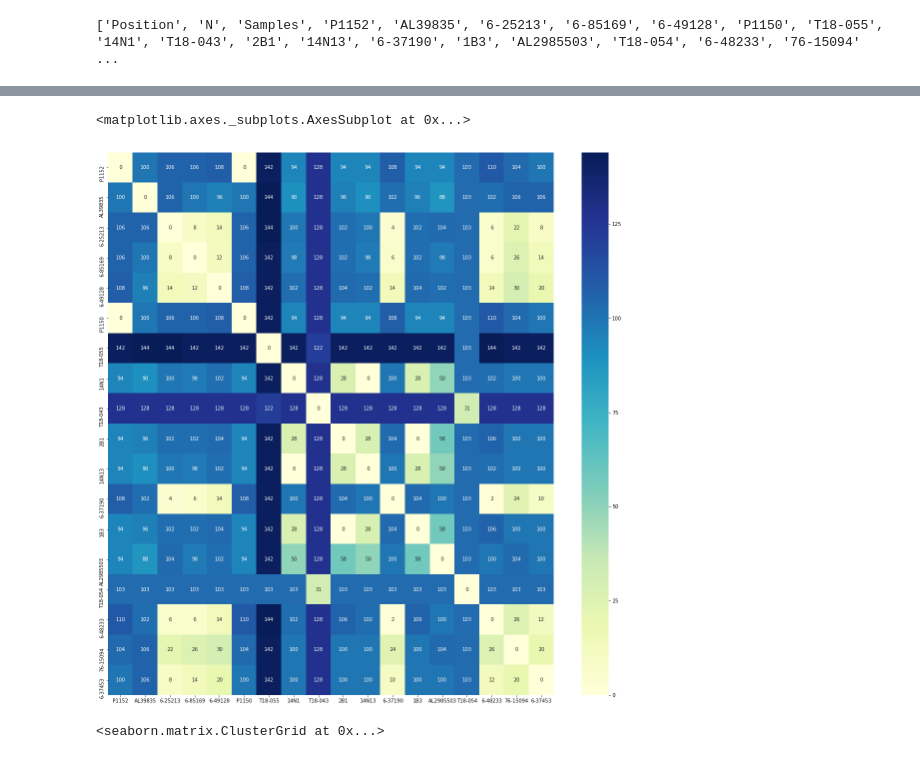
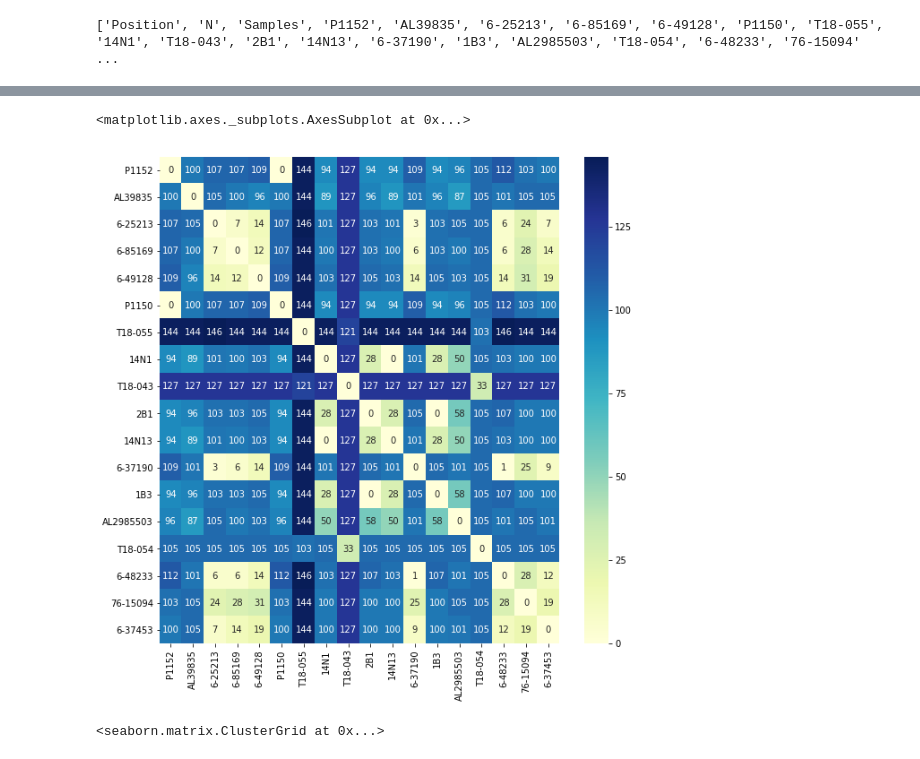
Before and after one commit to pedroscampoy/VCF_DDTB, a Jupyter notebook: compare_snp_distance.ipynb, the cells around one changed output, grey strips where cells are left out. Cells and saved outputs as stored; diff of their text form; code cells hidden in the pictures.

```diff
--- a/compare_snp_distance.ipynb
+++ b/compare_snp_distance.ipynb
@@ -10,5 +32,5 @@ import matplotlib.pyplot as plt
 # %%
-dataframe = pd.read_csv('test_100.csv', sep='\t', header=0)
+dataframe = pd.read_csv('data/test_new_ddtb.tsv', sep='\t', header=0)
 # %%
 #6-25213 vs 6-85169
 
@@ -140,9 +166,9 @@ hamming_distance_df
 # %%
-plt.figure(figsize=(20,20))
+plt.figure(figsize=(10,10))
 sns.heatmap(snp_distance_df, annot=True, fmt='g', cmap="YlGnBu") #linewidths=.5, fmt="d"
 # %% [output]
 <matplotlib.axes._subplots.AxesSubplot at 0x...>
-[figure, old version]
+[figure, new version]
 # %%
 sns.clustermap(snp_distance_df, annot=True, fmt='g', cmap="YlGnBu", figsize=(20, 20)) #linewidths=.5, fmt="d"
 # %% [output]
```
Also changed, not shown: parts of 32 cells of this notebook, 24 other files.
